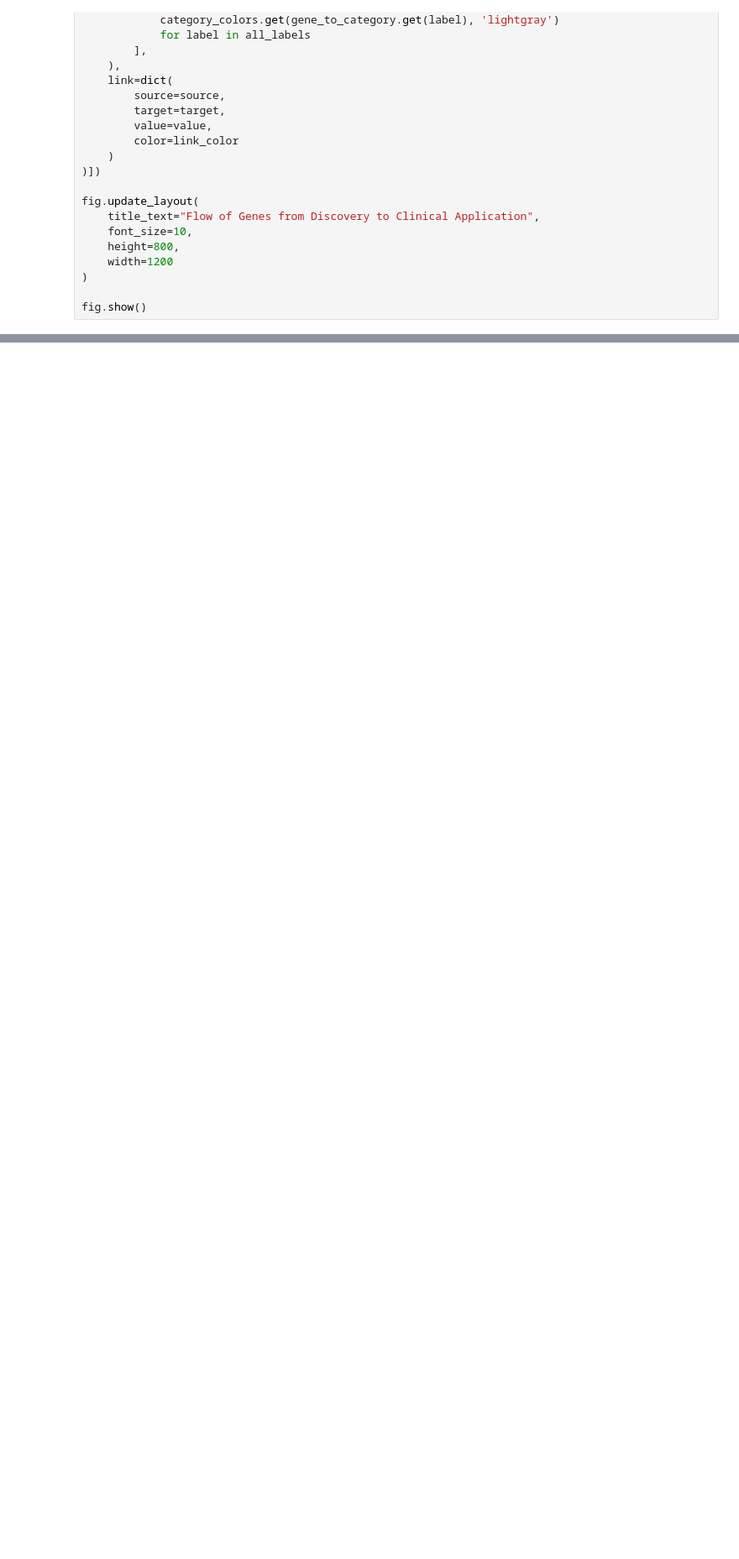
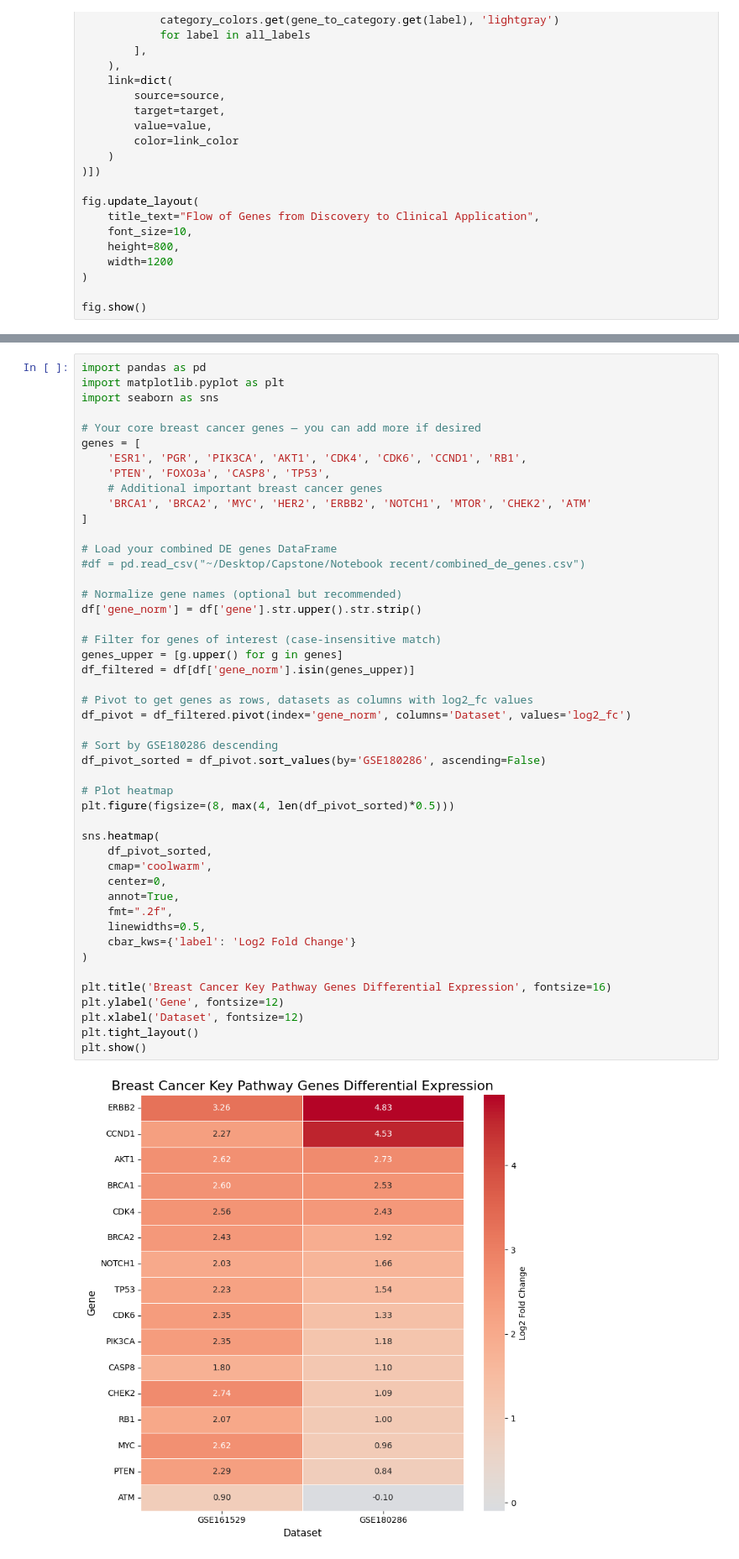
Before and after one commit to oliverraj/interpretable-machine-learning-oncology, a Jupyter notebook: notebooks/10_Combined_DE.ipynb, the cells around one changed output, grey strips where cells are left out. Shown at 84% size. Cells and saved outputs as stored; diff of their text form; blank space fills up the shorter version.

```diff
--- a/notebooks/10_Combined_DE.ipynb
+++ b/notebooks/10_Combined_DE.ipynb
@@ -2717,0 +2687,49 @@ plt.show()
+# %%
+import pandas as pd
+import matplotlib.pyplot as plt
+import seaborn as sns
+
+# Your core breast cancer genes — you can add more if desired
+genes = [
+    'ESR1', 'PGR', 'PIK3CA', 'AKT1', 'CDK4', 'CDK6', 'CCND1', 'RB1',
+    'PTEN', 'FOXO3a', 'CASP8', 'TP53',
+    # Additional important breast cancer genes
+    'BRCA1', 'BRCA2', 'MYC', 'HER2', 'ERBB2', 'NOTCH1', 'MTOR', 'CHEK2', 'ATM'
+]
+
+# Load your combined DE genes DataFrame
+#df = pd.read_csv("~/Desktop/Capstone/Notebook recent/combined_de_genes.csv")
+
+# Normalize gene names (optional but recommended)
+df['gene_norm'] = df['gene'].str.upper().str.strip()
+
+# Filter for genes of interest (case-insensitive match)
+genes_upper = [g.upper() for g in genes]
+df_filtered = df[df['gene_norm'].isin(genes_upper)]
+
+# Pivot to get genes as rows, datasets as columns with log2_fc values
+df_pivot = df_filtered.pivot(index='gene_norm', columns='Dataset', values='log2_fc')
+
+# Sort by GSE180286 descending
+df_pivot_sorted = df_pivot.sort_values(by='GSE180286', ascending=False)
+
+# Plot heatmap
+plt.figure(figsize=(8, max(4, len(df_pivot_sorted)*0.5)))
+
+sns.heatmap(
+    df_pivot_sorted,
+    cmap='coolwarm',
+    center=0,
+    annot=True,
+    fmt=".2f",
+    linewidths=0.5,
+    cbar_kws={'label': 'Log2 Fold Change'}
+)
+
+plt.title('Breast Cancer Key Pathway Genes Differential Expression', fontsize=16)
+plt.ylabel('Gene', fontsize=12)
+plt.xlabel('Dataset', fontsize=12)
+plt.tight_layout()
+plt.show()
+# %% [output]
+[figure, added]
```
Also changed, not shown: parts of 3 cells of this notebook.
